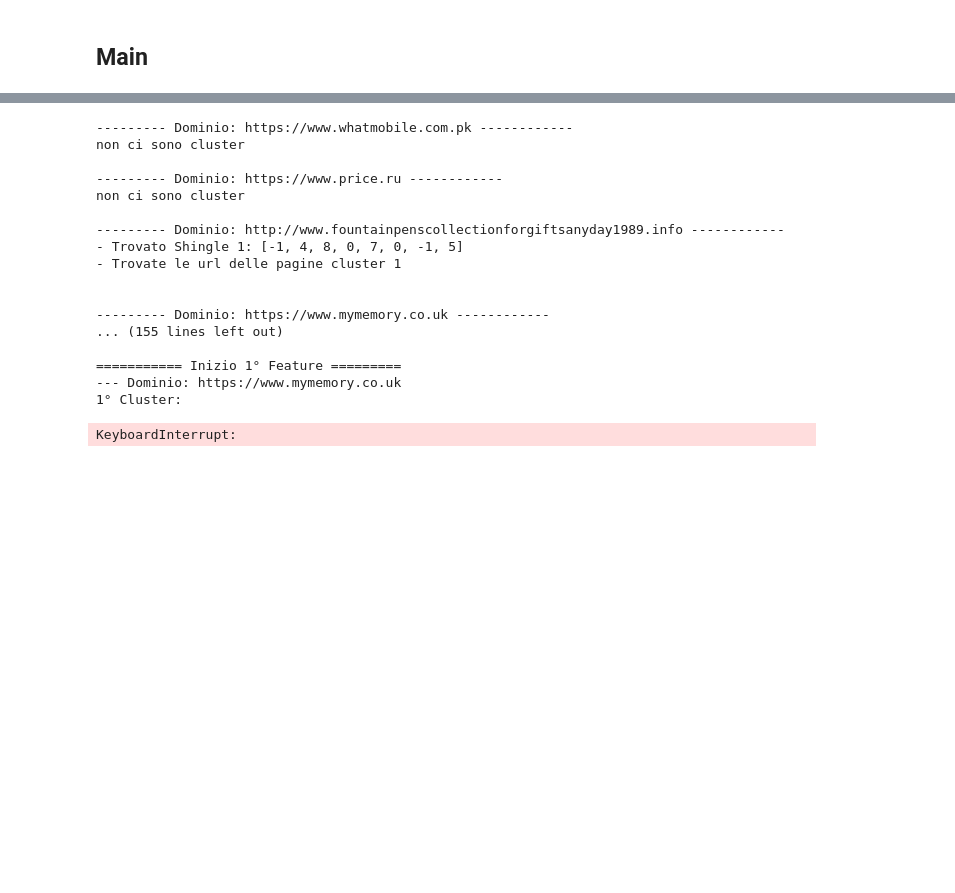
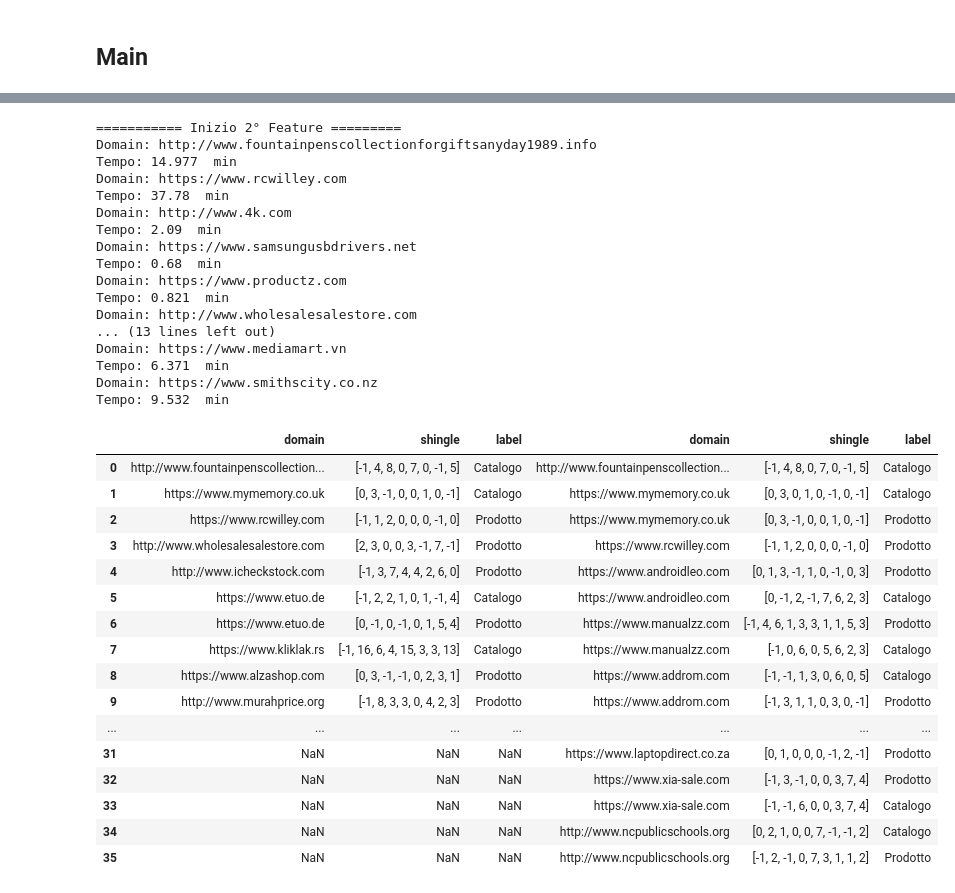
Before and after one commit to matteoAquilani95/AgiwProject, a Jupyter notebook: Cluster_Labeling.ipynb, the cells around one changed output, grey strips where cells are left out. Saved outputs shown, nothing was run; the diff lists cells and outputs as text; code cells hidden in the pictures; blank space fills up the shorter version.

Commit message:
run prima volta

```diff
--- a/Cluster_Labeling.ipynb
+++ b/Cluster_Labeling.ipynb
@@ -424,32 +471,22 @@ def built_CSV(domain_cluster):
 # %%
-#Carica i dati
-clusters = Load_Data()
-#Creazione del dizionario con gli elementi
-domain_cluster = buildDict(clusters)
-#quando abbiamo due cluster calcolo dei pesi dei vari siti tramite la prima feature
-print("=========== Inizio 1° Feature =========")
-first_feature(domain_cluster)
 #con un cluster solo usiamo la seconda feature. Ritorna l'etichetta da assegnare al cluster
 print("=========== Inizio 2° Feature =========")
 second_feature(domain_cluster)
-#creazione csv con i risultati delle feature
-built_CSV(domain_cluster)
 # %% [output]
---------- Dominio: https://www.whatmobile.com.pk ------------
-non ci sono cluster
-
---------- Dominio: https://www.price.ru ------------
-non ci sono cluster
-
---------- Dominio: http://www.fountainpenscollectionforgiftsanyday1989.info ------------
-- Trovato Shingle 1: [-1, 4, 8, 0, 7, 0, -1, 5]
-- Trovate le url delle pagine cluster 1
-
-
---------- Dominio: https://www.mymemory.co.uk ------------
-... (155 lines left out)
-
-=========== Inizio 1° Feature =========
---- Dominio: https://www.mymemory.co.uk
-1° Cluster:
+=========== Inizio 2° Feature =========
+Domain: http://www.fountainpenscollectionforgiftsanyday1989.info
+Tempo: 14.977  min
+Domain: https://www.rcwilley.com
+Tempo: 37.78  min
+Domain: http://www.4k.com
+Tempo: 2.09  min
+Domain: https://www.samsungusbdrivers.net
+Tempo: 0.68  min
+Domain: https://www.productz.com
+Tempo: 0.821  min
+Domain: http://www.wholesalesalestore.com
+... (13 lines left out)
+Domain: https://www.mediamart.vn
+Tempo: 6.371  min
+Domain: https://www.smithscity.co.nz
+Tempo: 9.532  min
-KeyboardInterrupt:
@@ -456,6 +496,25 @@ KeyboardInterrupt:
 # %%
-data = pd.read_csv("dataset/FoxLink/label_result.csv")
-data
+data = pd.read_csv("dataset/FoxLink/label.csv")
+data2 = pd.read_csv("dataset/FoxLink/label_result.csv")
+pd.concat([data, data2], axis=1, sort=False)
+# %% [output]
+|  | domain | shingle | label | domain | shingle | label |
+| 0 | http://www.fountainpenscollection... | [-1, 4, 8, 0, 7, 0, -1, 5] | Catalogo | http://www.fountainpenscollection... | [-1, 4, 8, 0, 7, 0, -1, 5] | Catalogo |
+| 1 | https://www.mymemory.co.uk | [0, 3, -1, 0, 0, 1, 0, -1] | Catalogo | https://www.mymemory.co.uk | [0, 3, 0, 1, 0, -1, 0, -1] | Catalogo |
+| 2 | https://www.rcwilley.com | [-1, 1, 2, 0, 0, 0, -1, 0] | Prodotto | https://www.mymemory.co.uk | [0, 3, -1, 0, 0, 1, 0, -1] | Prodotto |
+| 3 | http://www.wholesalesalestore.com | [2, 3, 0, 0, 3, -1, 7, -1] | Prodotto | https://www.rcwilley.com | [-1, 1, 2, 0, 0, 0, -1, 0] | Prodotto |
+| 4 | http://www.icheckstock.com | [-1, 3, 7, 4, 4, 2, 6, 0] | Prodotto | https://www.androidleo.com | [0, 1, 3, -1, 1, 0, -1, 0, 3] | Prodotto |
+| 5 | https://www.etuo.de | [-1, 2, 2, 1, 0, 1, -1, 4] | Catalogo | https://www.androidleo.com | [0, -1, 2, -1, 7, 6, 2, 3] | Catalogo |
+| 6 | https://www.etuo.de | [0, -1, 0, -1, 0, 1, 5, 4] | Prodotto | https://www.manualzz.com | [-1, 4, 6, 1, 3, 3, 1, 1, 5, 3] | Prodotto |
+| 7 | https://www.kliklak.rs | [-1, 16, 6, 4, 15, 3, 3, 13] | Catalogo | https://www.manualzz.com | [-1, 0, 6, 0, 5, 6, 2, 3] | Catalogo |
+| 8 | https://www.alzashop.com | [0, 3, -1, -1, 0, 2, 3, 1] | Prodotto | https://www.addrom.com | [-1, -1, 1, 3, 0, 6, 0, 5] | Catalogo |
+| 9 | http://www.murahprice.org | [-1, 8, 3, 3, 0, 4, 2, 3] | Prodotto | https://www.addrom.com | [-1, 3, 1, 1, 0, 3, 0, -1] | Prodotto |
+| ... | ... | ... | ... | ... | ... | ... |
+| 31 | NaN | NaN | NaN | https://www.laptopdirect.co.za | [0, 1, 0, 0, 0, -1, 2, -1] | Prodotto |
+| 32 | NaN | NaN | NaN | https://www.xia-sale.com | [-1, 3, -1, 0, 0, 3, 7, 4] | Prodotto |
+| 33 | NaN | NaN | NaN | https://www.xia-sale.com | [-1, -1, 6, 0, 0, 3, 7, 4] | Catalogo |
+| 34 | NaN | NaN | NaN | http://www.ncpublicschools.org | [0, 2, 1, 0, 0, 7, -1, -1, 2] | Catalogo |
+| 35 | NaN | NaN | NaN | http://www.ncpublicschools.org | [-1, 2, -1, 0, 7, 3, 1, 1, 2] | Prodotto |
 # %%
 #ora avviamo il metodo che calcola l'accuratezza dell'algoritmo di cluster_labeling
 metric('dataset/FoxLink/label.csv','dataset/FoxLink/label_result.csv')
```
Also changed, not shown: parts of 11 cells of this notebook, 3 other files.
